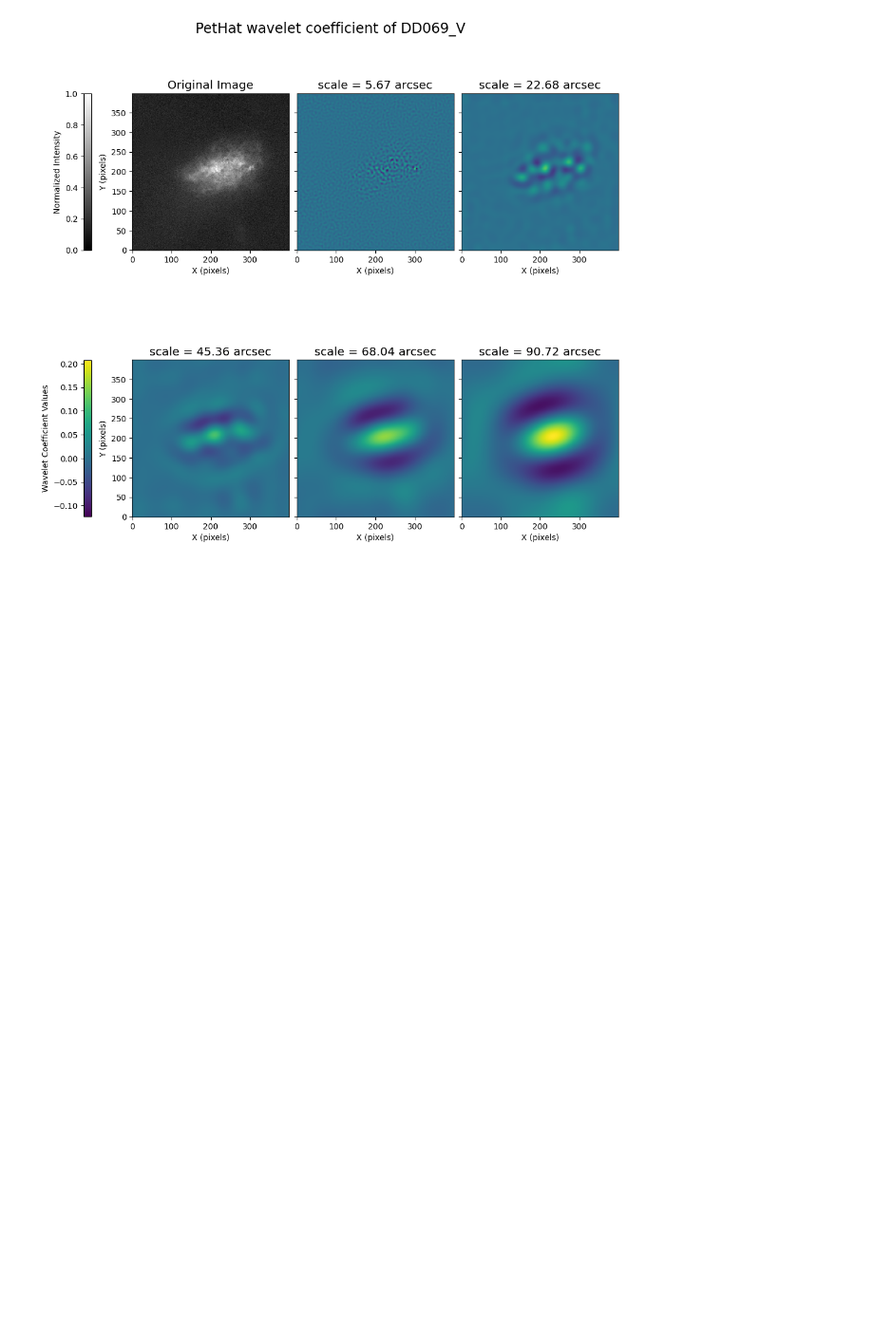
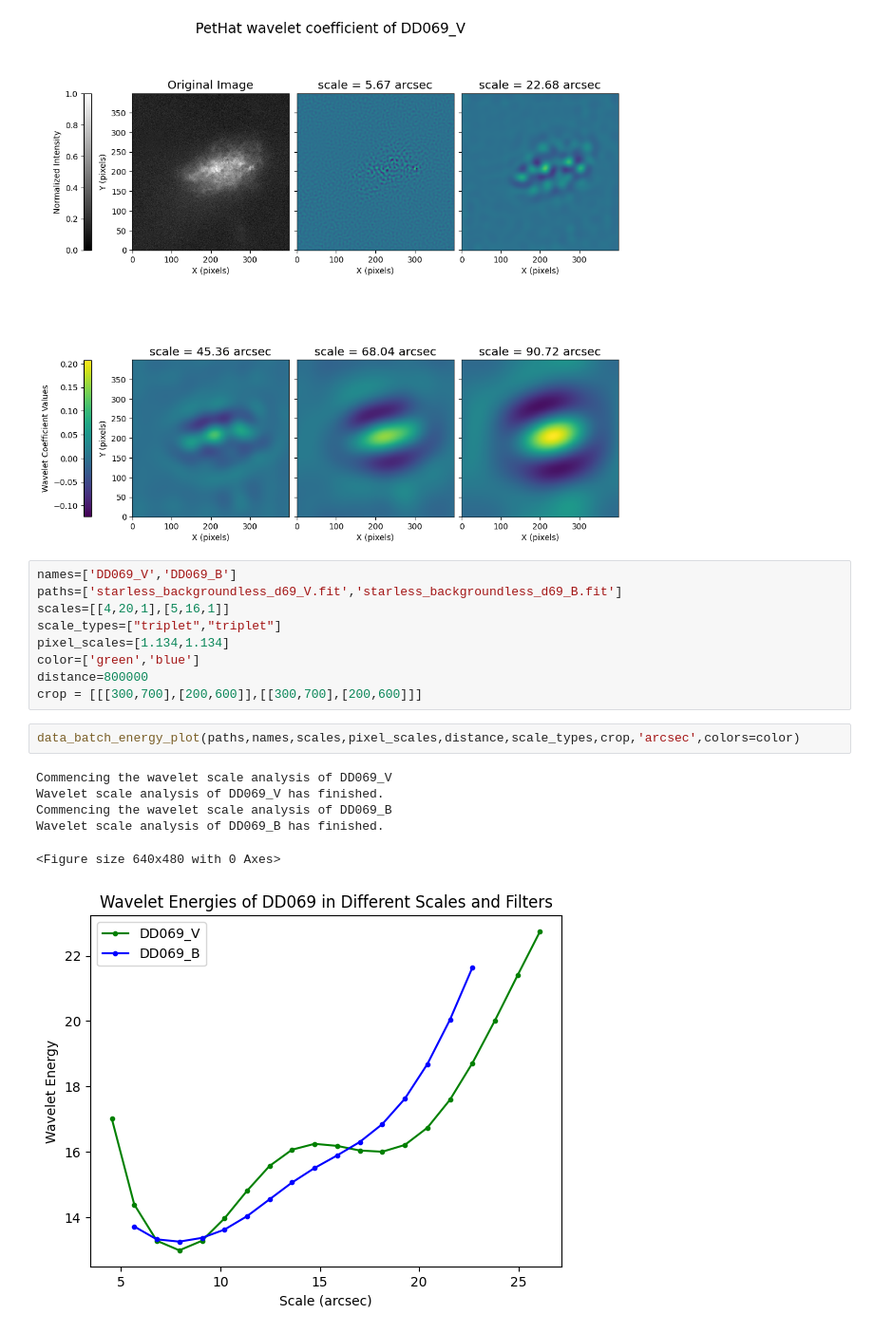
Before and after one commit to SUT-LTG/Wavelet_Fast, a Jupyter notebook: demo - crosscorrelation_for_DDO69.ipynb, the cells around one changed output. Shown at 95% size. Drawn from its saved outputs; the diff is of its cells as text; blank space fills up the shorter version.

Commit message:
Added the support for data of multiple different filters.

```diff
--- a/demo - crosscorrelation_for_DDO69.ipynb
+++ b/demo - crosscorrelation_for_DDO69.ipynb
@@ -121,3 +121,21 @@ fig.suptitle('PetHat wavelet coefficient of '+cube_V_sp.name, fontsize='xx-large
 plt.show()
 # %% [output]
 [figure]
+# %%
+names=['DD069_V','DD069_B']
+paths=['starless_backgroundless_d69_V.fit','starless_backgroundless_d69_B.fit']
+scales=[[4,20,1],[5,16,1]]
+scale_types=["triplet","triplet"]
+pixel_scales=[1.134,1.134]
+color=['green','blue']
+distance=800000
+crop = [[[300,700],[200,600]],[[300,700],[200,600]]]
+# %%
+data_batch_energy_plot(paths,names,scales,pixel_scales,distance,scale_types,crop,'arcsec',colors=color)
+# %% [output]
+Commencing the wavelet scale analysis of DD069_V
+Wavelet scale analysis of DD069_V has finished.
+Commencing the wavelet scale analysis of DD069_B
+Wavelet scale analysis of DD069_B has finished.
+<Figure size 640x480 with 0 Axes>
+[figure, added]
```
Also changed, not shown: 1 other file.
